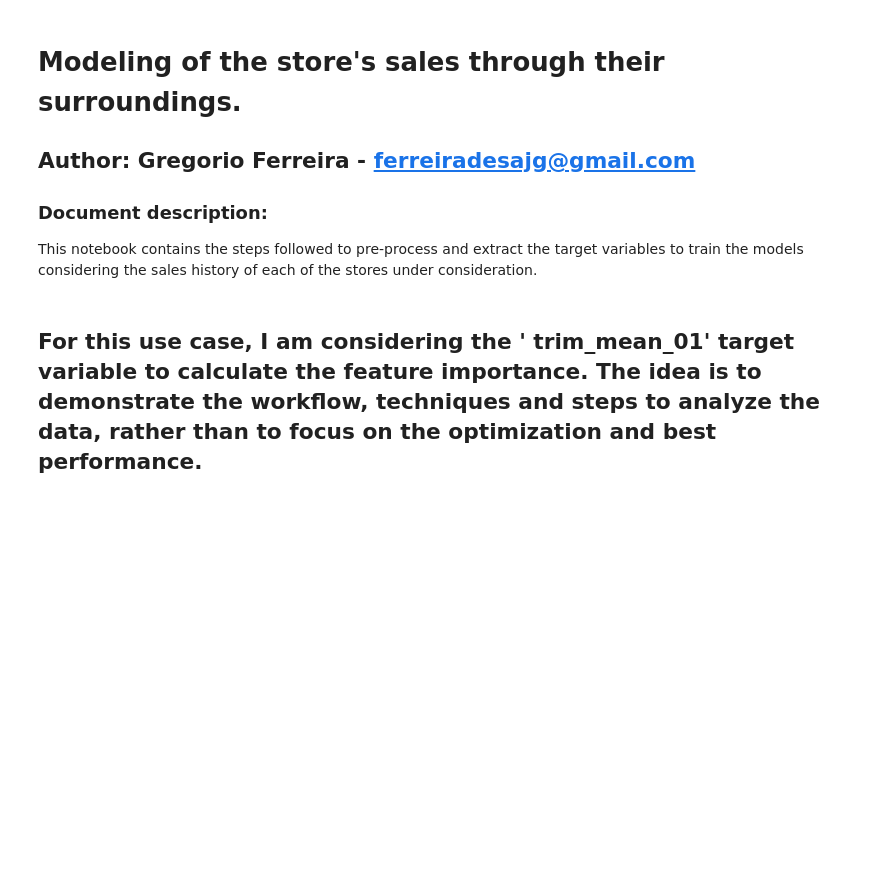
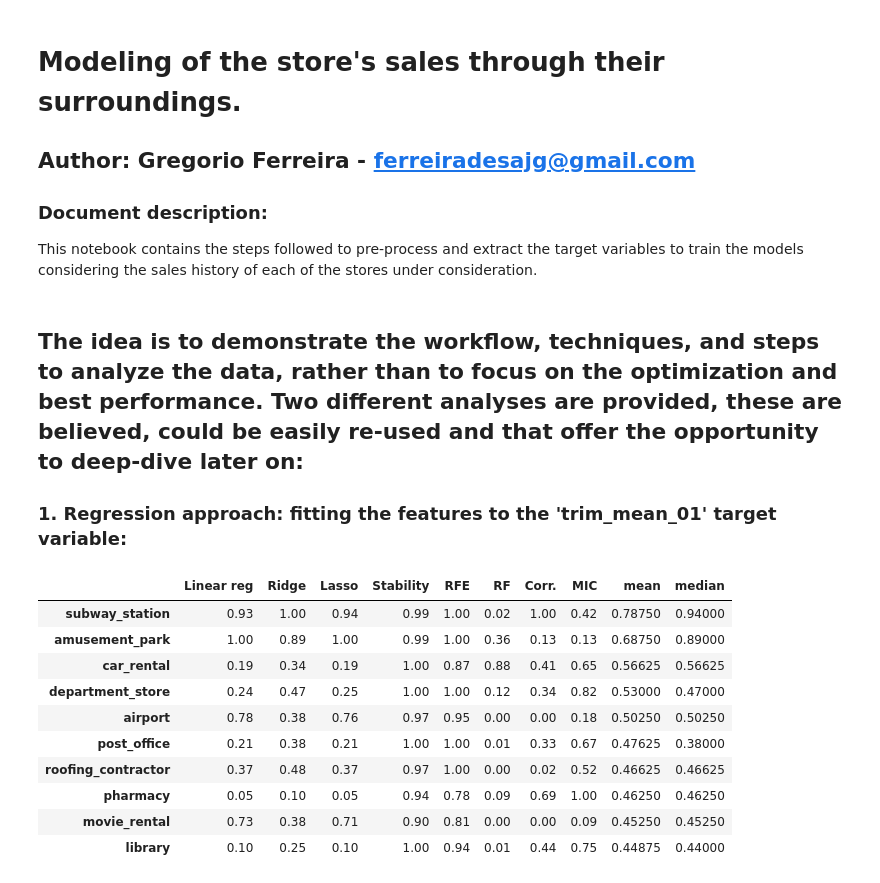
Before and after one commit to jgfdsa/PMI-CaseStudy-3, a Jupyter notebook: py-notebooks/Modeling.ipynb, the cells around one changed output. Saved outputs shown, nothing was run; the diff lists cells and outputs as text; code cells hidden in the pictures; blank space fills up the shorter version.

```diff
--- a/py-notebooks/Modeling.ipynb
+++ b/py-notebooks/Modeling.ipynb
@@ -45,2 +28,38 @@ mydata = pd.merge(my_surr, predictor,  how='inner', left_index=True, right_index
 # %% [markdown]
-## For this use case, I am considering the ' trim_mean_01' target variable to calculate the feature importance. The idea is to demonstrate the workflow, techniques and steps to analyze the data, rather than to focus on the optimization and best performance.
+## The idea is to demonstrate the workflow, techniques, and steps to analyze the data, rather than to focus on the optimization and best performance. Two different analyses are provided, these are believed, could be easily re-used and that offer the opportunity to deep-dive later on:
+
+### 1. Regression approach: fitting the features to the 'trim_mean_01' target variable:
+# %%
+target = sales[['trim_mean_01']]
+target.columns = ['target']
+
+## loading my surroundings
+my_surr = pd.read_csv("./result dataset/surroundings_count.csv",
+                      index_col = 0)
+
+## merging features and targets
+mydata = pd.merge(my_surr, target,  how='inner', left_index=True, right_index=True)
+
+Y = mydata['target']
+X = mydata.drop('target', axis = 1)
+# %%
+from sklearn.linear_model import (LinearRegression, Ridge,
+                                  Lasso, RandomizedLasso)
+from sklearn.feature_selection import RFE, f_regression
+from sklearn.preprocessing import MinMaxScaler
+from sklearn.ensemble import RandomForestRegressor
+import numpy as np
+from minepy import MINE
+from sklearn.model_selection import GridSearchCV
+
+np.random.seed(0)
+
+names = X.columns
+
+ranks = {}
+# Function to scale the importante of each feature, so it is possible to compare it between different models
+def rank_to_dict(ranks, names, order=1):
+    minmax = MinMaxScaler()
+    ranks = minmax.fit_transform(order*np.array([ranks]).T).T[0]
+    ranks = map(lambda x: round(x, 2), ranks)
+    return dict(zip(names, ranks ))
@@ -46,0 +174,14 @@ mydata = pd.merge(my_surr, predictor,  how='inner', left_index=True, right_index
+# %%
+df.sort_values('mean', ascending=False).head(n = 10)
+# %% [output]
+|  | Linear reg | Ridge | Lasso | Stability | RFE | RF | Corr. | MIC | mean | median |
+| subway_station | 0.93 | 1.00 | 0.94 | 0.99 | 1.00 | 0.02 | 1.00 | 0.42 | 0.78750 | 0.94000 |
+| amusement_park | 1.00 | 0.89 | 1.00 | 0.99 | 1.00 | 0.36 | 0.13 | 0.13 | 0.68750 | 0.89000 |
+| car_rental | 0.19 | 0.34 | 0.19 | 1.00 | 0.87 | 0.88 | 0.41 | 0.65 | 0.56625 | 0.56625 |
+| department_store | 0.24 | 0.47 | 0.25 | 1.00 | 1.00 | 0.12 | 0.34 | 0.82 | 0.53000 | 0.47000 |
+| airport | 0.78 | 0.38 | 0.76 | 0.97 | 0.95 | 0.00 | 0.00 | 0.18 | 0.50250 | 0.50250 |
+| post_office | 0.21 | 0.38 | 0.21 | 1.00 | 1.00 | 0.01 | 0.33 | 0.67 | 0.47625 | 0.38000 |
+| roofing_contractor | 0.37 | 0.48 | 0.37 | 0.97 | 1.00 | 0.00 | 0.02 | 0.52 | 0.46625 | 0.46625 |
+| pharmacy | 0.05 | 0.10 | 0.05 | 0.94 | 0.78 | 0.09 | 0.69 | 1.00 | 0.46250 | 0.46250 |
+| movie_rental | 0.73 | 0.38 | 0.71 | 0.90 | 0.81 | 0.00 | 0.00 | 0.09 | 0.45250 | 0.45250 |
+| library | 0.10 | 0.25 | 0.10 | 1.00 | 0.94 | 0.01 | 0.44 | 0.75 | 0.44875 | 0.44000 |
```
Also changed, not shown: parts of 13 cells of this notebook, 22 other files.
